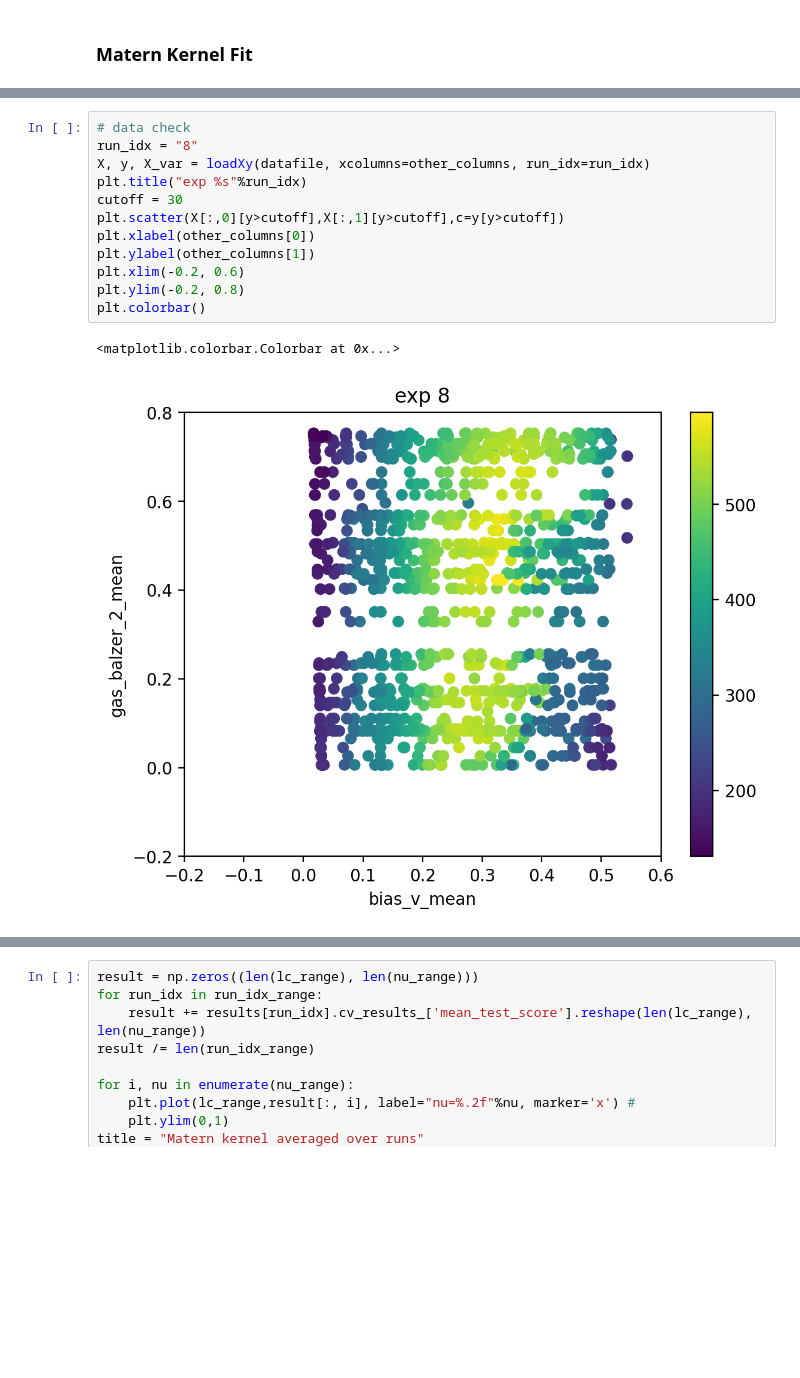
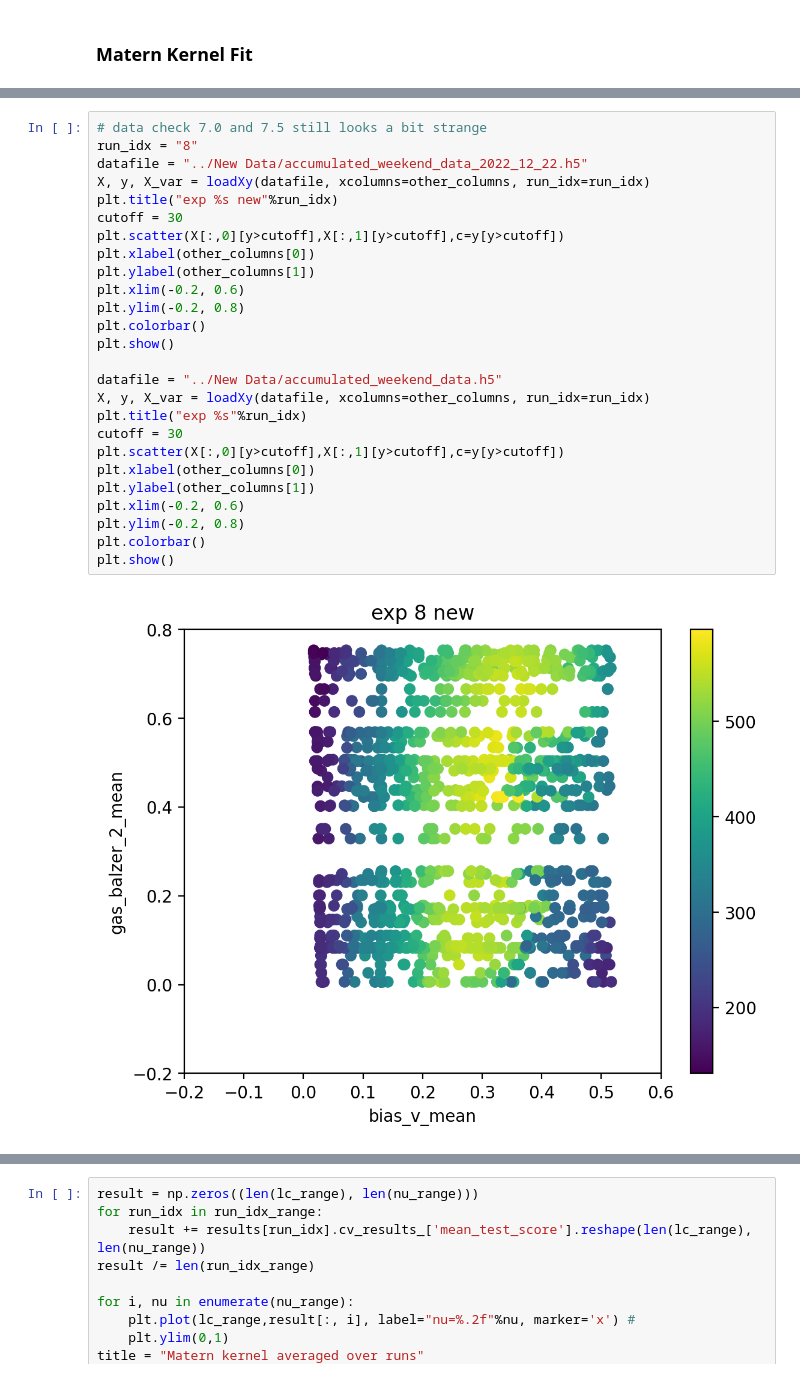
Before and after one commit to yubinhu/Venus-Exploration, a Jupyter notebook: Scripts/GRonDatav3.0.ipynb, the cells around one changed output, grey strips where cells are left out. Cells and saved outputs as stored; diff of their text form; blank space fills up the shorter version.

```diff
--- a/Scripts/GRonDatav3.0.ipynb
+++ b/Scripts/GRonDatav3.0.ipynb
@@ -77,15 +77,28 @@ for run_idx in run_idx_range:
 # %%
-# data check
+# data check 7.0 and 7.5 still looks a bit strange
 run_idx = "8"
+datafile = "../New Data/accumulated_weekend_data_2022_12_22.h5"
+X, y, X_var = loadXy(datafile, xcolumns=other_columns, run_idx=run_idx)
+plt.title("exp %s new"%run_idx)
+cutoff = 30
+plt.scatter(X[:,0][y>cutoff],X[:,1][y>cutoff],c=y[y>cutoff])
+plt.xlabel(other_columns[0])
+plt.ylabel(other_columns[1])
+plt.xlim(-0.2, 0.6)
+plt.ylim(-0.2, 0.8)
+plt.colorbar()
+plt.show()
+
+datafile = "../New Data/accumulated_weekend_data.h5"
 X, y, X_var = loadXy(datafile, xcolumns=other_columns, run_idx=run_idx)
 plt.title("exp %s"%run_idx)
 cutoff = 30
 plt.scatter(X[:,0][y>cutoff],X[:,1][y>cutoff],c=y[y>cutoff])
 plt.xlabel(other_columns[0])
 plt.ylabel(other_columns[1])
 plt.xlim(-0.2, 0.6)
 plt.ylim(-0.2, 0.8)
 plt.colorbar()
+plt.show()
 # %% [output]
-<matplotlib.colorbar.Colorbar at 0x...>
-[figure, old version]
+[figure, new version]
```
Also changed, not shown: parts of 4 cells of this notebook, 12 other files.
